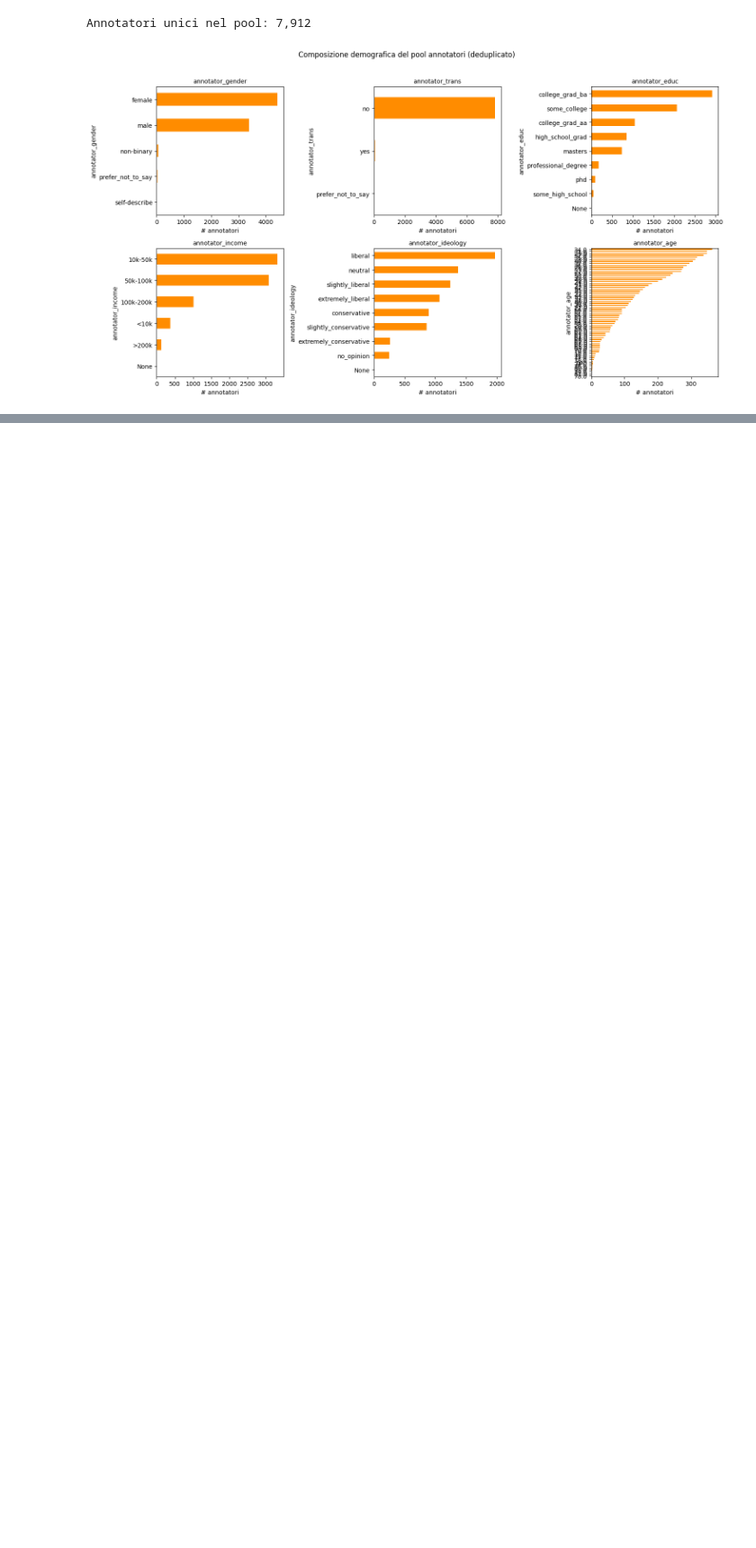
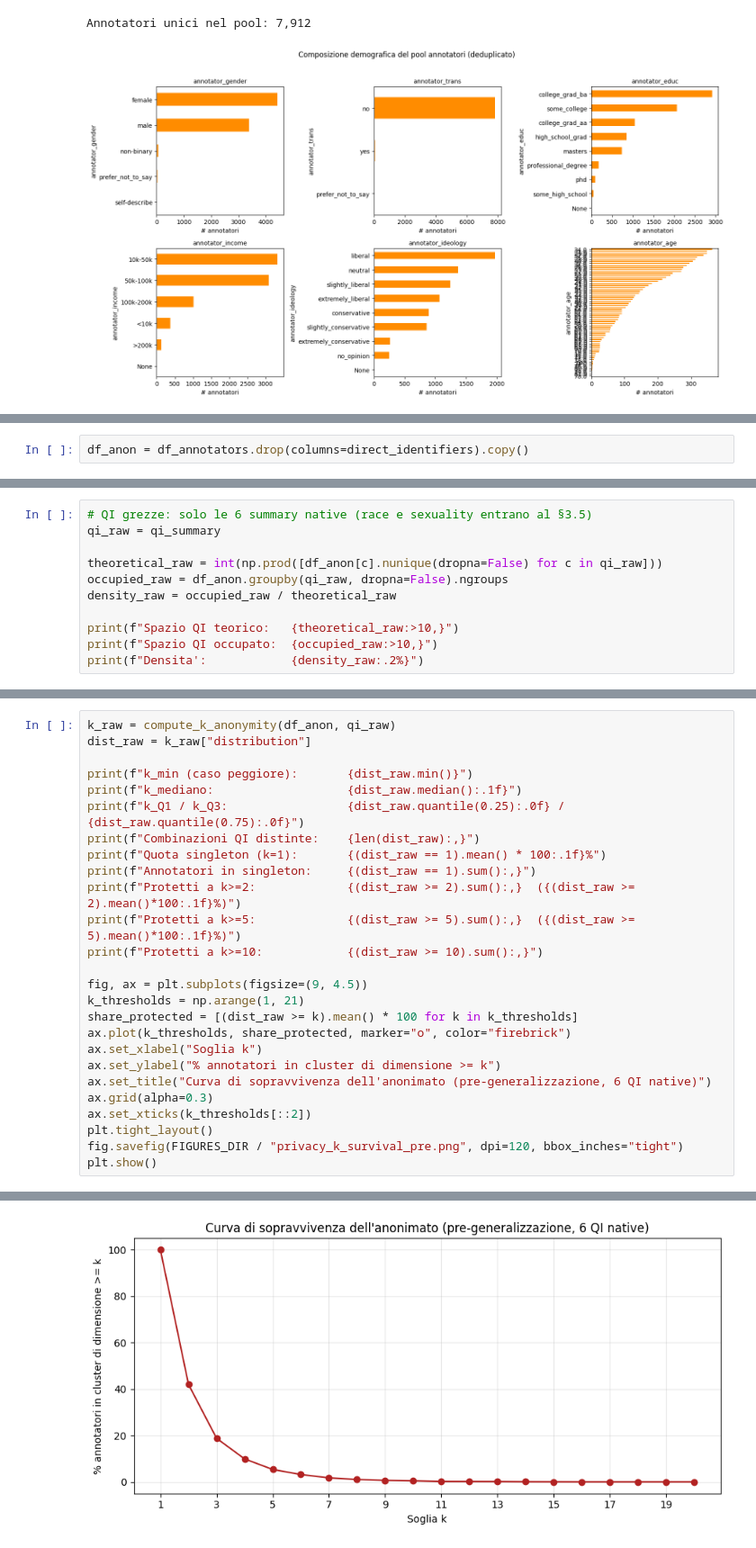
Before and after one commit to AndreaMorbello/measuring-hate-speech-audit, a Jupyter notebook: notebooks/audit.ipynb, the cells around one changed output, grey strips where cells are left out. Shown at 90% size. Cells and saved outputs as stored; diff of their text form; blank space fills up the shorter version.

Commit message:
§3 Privacy e todo

```diff
--- a/notebooks/audit.ipynb
+++ b/notebooks/audit.ipynb
@@ -456,0 +572,2 @@ Le evidenze raccolte vincolano le scelte etiche dei capitoli successivi:
+# %%
+df_anon = df_annotators.drop(columns=direct_identifiers).copy()
@@ -456,0 +582,11 @@ Le evidenze raccolte vincolano le scelte etiche dei capitoli successivi:
+# %%
+# QI grezze: solo le 6 summary native (race e sexuality entrano al §3.5)
+qi_raw = qi_summary
+
+theoretical_raw = int(np.prod([df_anon[c].nunique(dropna=False) for c in qi_raw]))
+occupied_raw = df_anon.groupby(qi_raw, dropna=False).ngroups
+density_raw = occupied_raw / theoretical_raw
+
+print(f"Spazio QI teorico:   {theoretical_raw:>10,}")
+print(f"Spazio QI occupato:  {occupied_raw:>10,}")
+print(f"Densita':            {density_raw:.2%}")
@@ -456,0 +597,27 @@ Le evidenze raccolte vincolano le scelte etiche dei capitoli successivi:
+# %%
+k_raw = compute_k_anonymity(df_anon, qi_raw)
+dist_raw = k_raw["distribution"]
+
+print(f"k_min (caso peggiore):       {dist_raw.min()}")
+print(f"k_mediano:                   {dist_raw.median():.1f}")
+print(f"k_Q1 / k_Q3:                 {dist_raw.quantile(0.25):.0f} / {dist_raw.quantile(0.75):.0f}")
+print(f"Combinazioni QI distinte:    {len(dist_raw):,}")
+print(f"Quota singleton (k=1):       {(dist_raw == 1).mean() * 100:.1f}%")
+print(f"Annotatori in singleton:     {(dist_raw == 1).sum():,}")
+print(f"Protetti a k>=2:             {(dist_raw >= 2).sum():,}  ({(dist_raw >= 2).mean()*100:.1f}%)")
+print(f"Protetti a k>=5:             {(dist_raw >= 5).sum():,}  ({(dist_raw >= 5).mean()*100:.1f}%)")
+print(f"Protetti a k>=10:            {(dist_raw >= 10).sum():,}")
+
+fig, ax = plt.subplots(figsize=(9, 4.5))
+k_thresholds = np.arange(1, 21)
+share_protected = [(dist_raw >= k).mean() * 100 for k in k_thresholds]
+ax.plot(k_thresholds, share_protected, marker="o", color="firebrick")
+ax.set_xlabel("Soglia k")
+ax.set_ylabel("% annotatori in cluster di dimensione >= k")
+ax.set_title("Curva di sopravvivenza dell'anonimato (pre-generalizzazione, 6 QI native)")
+ax.grid(alpha=0.3)
+ax.set_xticks(k_thresholds[::2])
+plt.tight_layout()
+fig.savefig(FIGURES_DIR / "privacy_k_survival_pre.png", dpi=120, bbox_inches="tight")
+plt.show()
+# %% [output]
@@ -456,0 +633 @@ Le evidenze raccolte vincolano le scelte etiche dei capitoli successivi:
+[figure, added]
```
Also changed, not shown: parts of 50 cells of this notebook, 4 other files.
